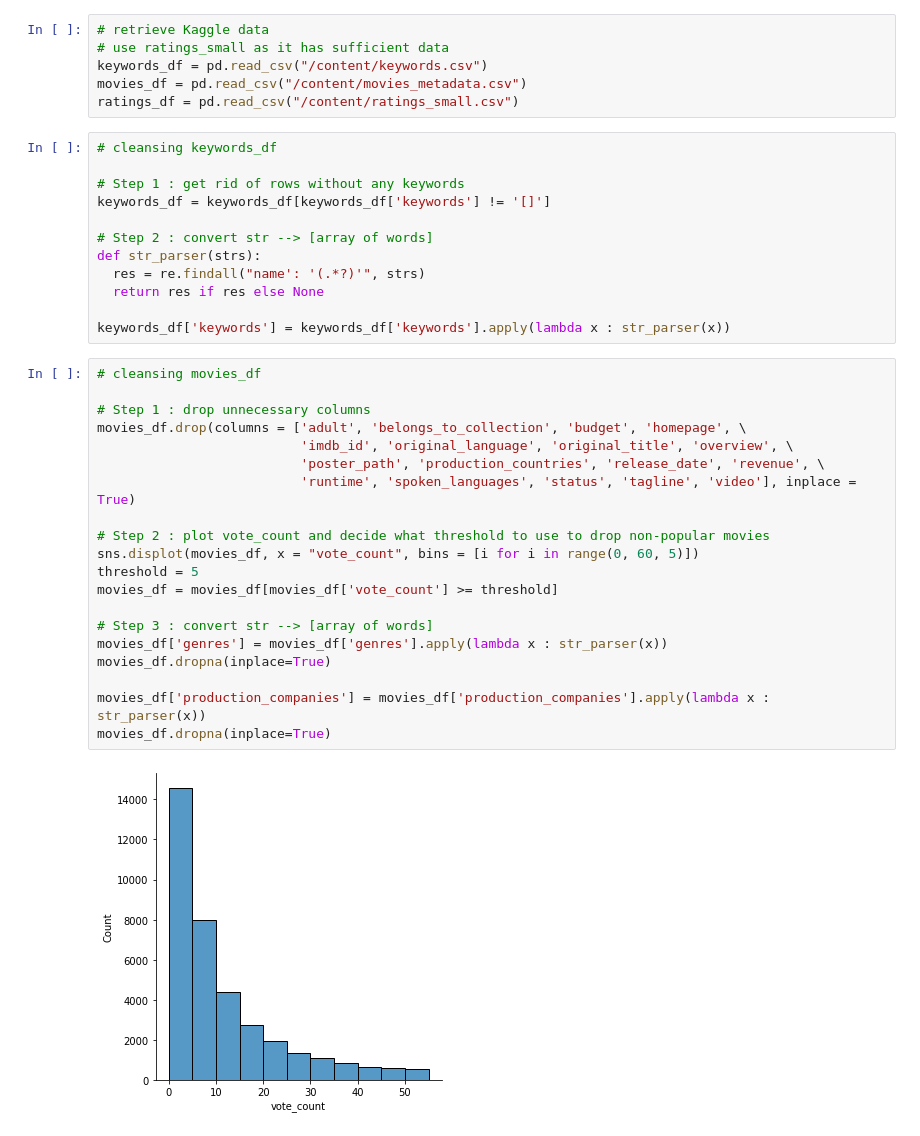
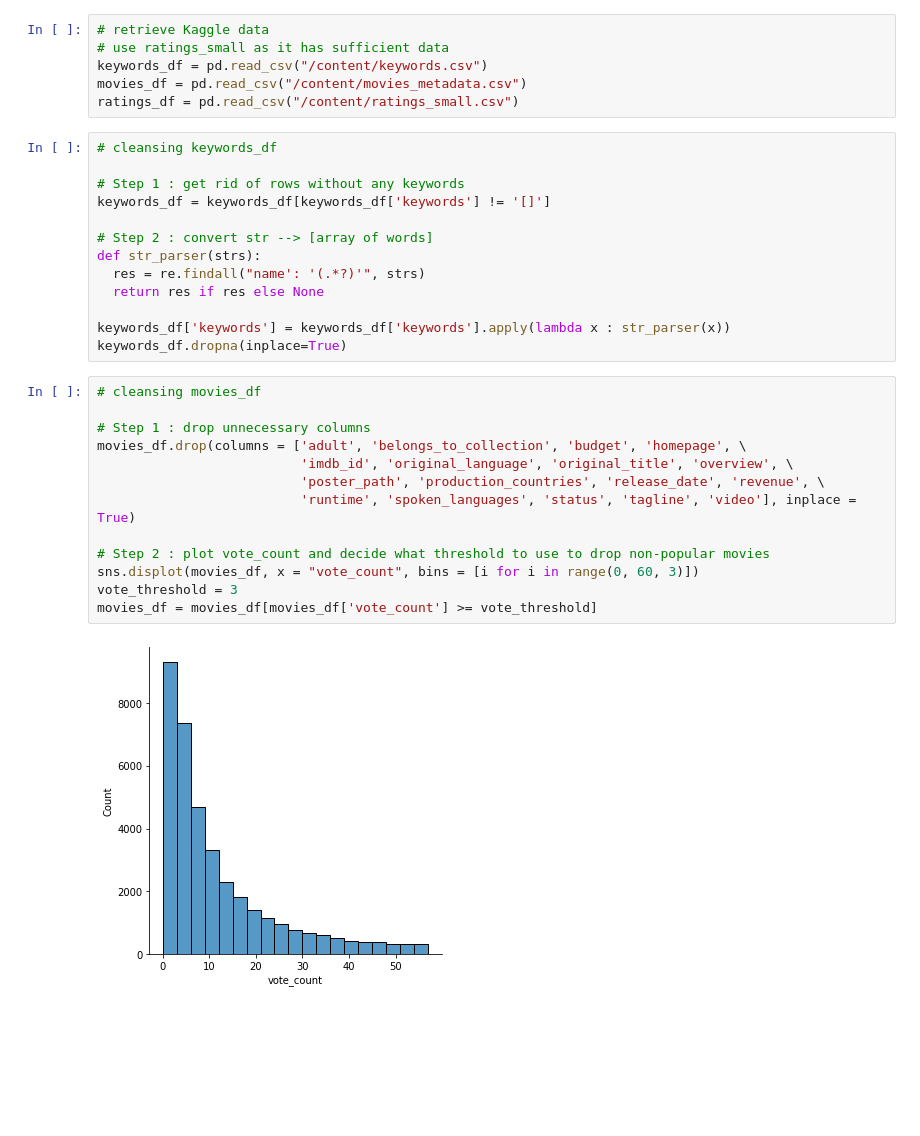
Before and after one commit to kunhwiko/Movie_Recommendation, a Jupyter notebook: src/CIS545_Group_Project.ipynb, the cells around one changed output. Drawn from its saved outputs; the diff is of its cells as text; blank space fills up the shorter version.

```diff
--- a/src/CIS545_Group_Project.ipynb
+++ b/src/CIS545_Group_Project.ipynb
@@ -78,25 +97,19 @@ def str_parser(strs):
   return res if res else None
 
 keywords_df['keywords'] = keywords_df['keywords'].apply(lambda x : str_parser(x))
+keywords_df.dropna(inplace=True)
 # %%
 # cleansing movies_df
 
 # Step 1 : drop unnecessary columns
 movies_df.drop(columns = ['adult', 'belongs_to_collection', 'budget', 'homepage', \
                           'imdb_id', 'original_language', 'original_title', 'overview', \
                           'poster_path', 'production_countries', 'release_date', 'revenue', \
                           'runtime', 'spoken_languages', 'status', 'tagline', 'video'], inplace = True)
 
 # Step 2 : plot vote_count and decide what threshold to use to drop non-popular movies
-sns.displot(movies_df, x = "vote_count", bins = [i for i in range(0, 60, 5)])
-threshold = 5
-movies_df = movies_df[movies_df['vote_count'] >= threshold]
-
-# Step 3 : convert str --> [array of words]
-movies_df['genres'] = movies_df['genres'].apply(lambda x : str_parser(x))
-movies_df.dropna(inplace=True)
-
-movies_df['production_companies'] = movies_df['production_companies'].apply(lambda x : str_parser(x))
-movies_df.dropna(inplace=True)
+sns.displot(movies_df, x = "vote_count", bins = [i for i in range(0, 60, 3)])
+vote_threshold = 3
+movies_df = movies_df[movies_df['vote_count'] >= vote_threshold]
 # %% [output]
-[figure, old version]
+[figure, new version]
```
Also changed, not shown: parts of 10 cells of this notebook.
